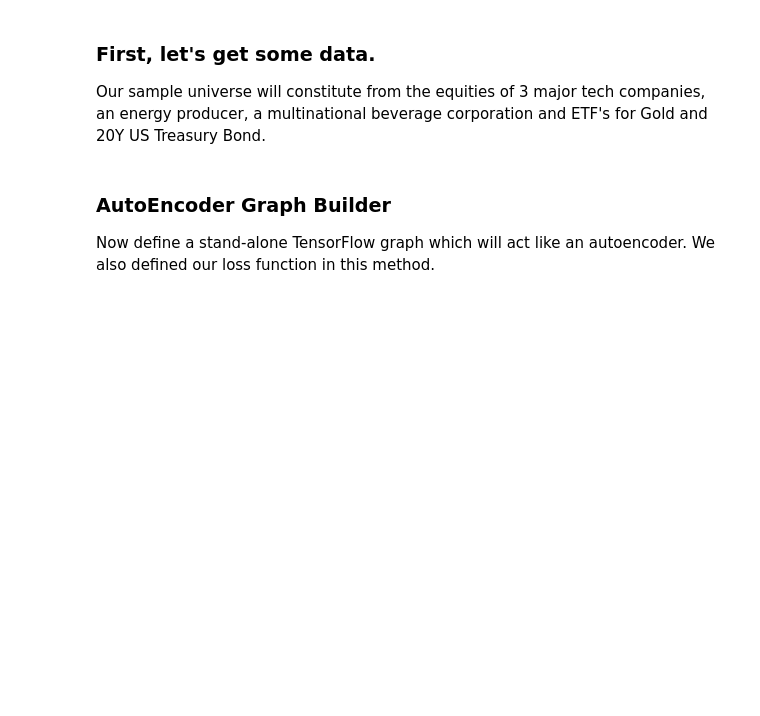
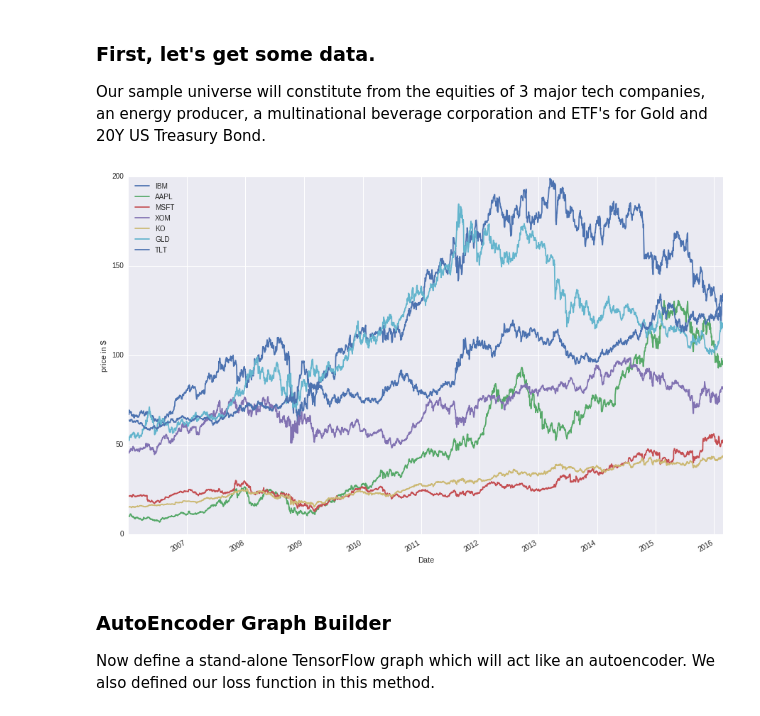
Before and after one commit to erksubasi/AutoencoderCovShrinkage, a Jupyter notebook: QuantCon2016.ipynb, the cells around one changed output. Drawn from its saved outputs; the diff is of its cells as text; code cells hidden in the pictures; blank space fills up the shorter version.

```diff
--- a/QuantCon2016.ipynb
+++ b/QuantCon2016.ipynb
@@ -12,15 +16,21 @@ Our sample universe will constitute from the equities of 3 major tech companies,
 # %%
 # 7 insts load
 
 
 universe = ['IBM', 'AAPL', 'MSFT', 'XOM', 'KO', 'GLD', 'TLT']
 start = '20060101'
 end = '20160228'
 
 data = load_bars_from_yahoo(stocks=universe, start=start, end=end)
 
+
+'''with open('7Inst.pickle', 'rb') as handle:
+    universe, data = pickle.load(handle)
+'''
 data.loc[:, :, 'price'].plot(figsize=(15,10))
 plt.ylabel('price in $');
+# %% [output]
+[figure, added]
 # %% [markdown]
 ### AutoEncoder Graph Builder
 
```
Also changed, not shown: parts of 6 cells of this notebook.
